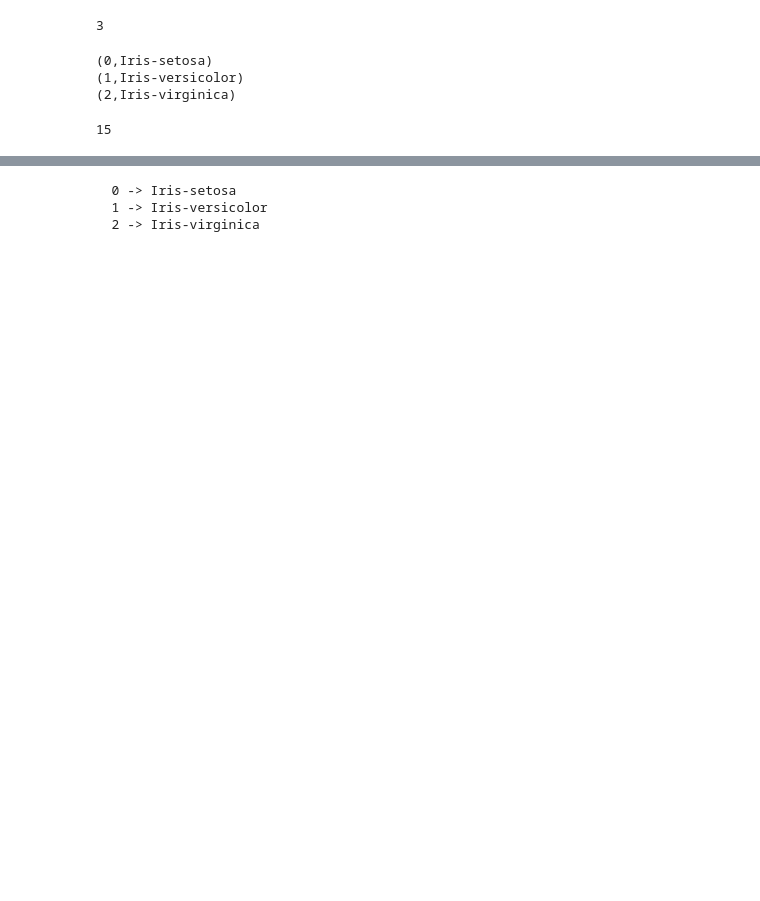
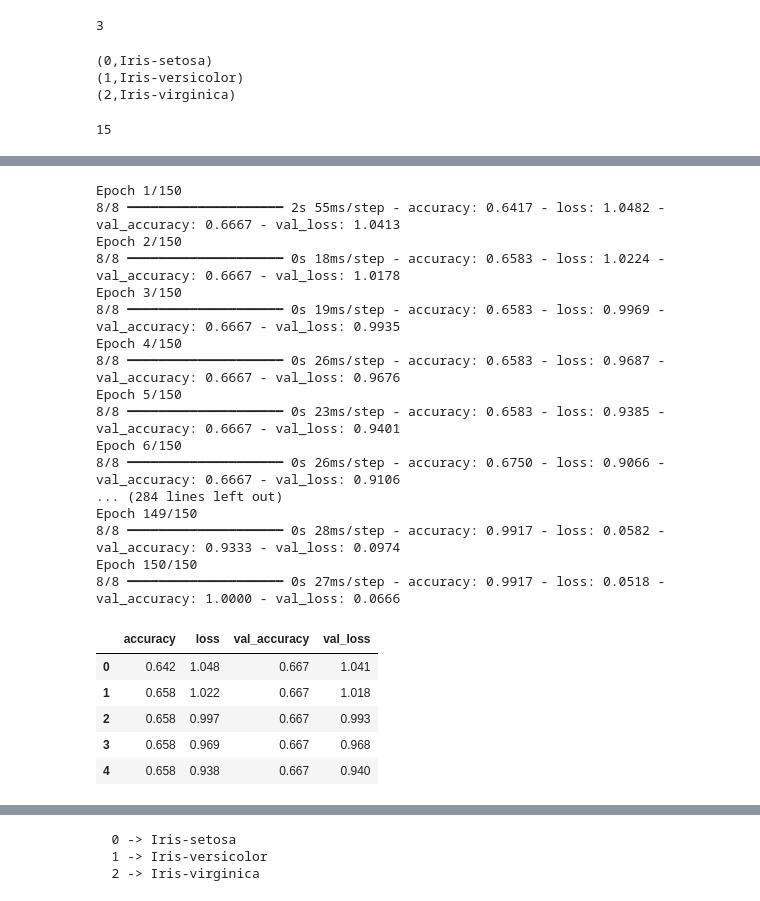
Before and after one commit to hod-maxx22/CodeAlpha_Iris_Flower_Classification, a Jupyter notebook: CodeAlpha_Iris_Flower_Classification/Iris.ipynb, the cells around one changed output, grey strips where cells are left out. Drawn from its saved outputs; the diff is of its cells as text; code cells hidden in the pictures; blank space fills up the shorter version.

```diff
--- a/CodeAlpha_Iris_Flower_Classification/Iris.ipynb
+++ b/CodeAlpha_Iris_Flower_Classification/Iris.ipynb
@@ -143,16 +141,40 @@ WARNING:tensorflow:TensorFlow GPU support is not available on native Windows for
 # %%
 # train model
-EPOCHS = 60
-BATCH_SIZE = 32
+EPOCHS = 150
+BATCH_SIZE = 16
 
 history = model.fit(X_train_processed,y_train,
 validation_data=(X_validation_processed,y_validation),
 epochs=EPOCHS,
 batch_size=BATCH_SIZE,
 verbose=1
 )
 history_df = pd.DataFrame(history.history)
 history_df.head()
+# %% [output]
+Epoch 1/150
+8/8 ━━━━━━━━━━━━━━━━━━━━ 2s 55ms/step - accuracy: 0.6417 - loss: 1.0482 - val_accuracy: 0.6667 - val_loss: 1.0413
+Epoch 2/150
+8/8 ━━━━━━━━━━━━━━━━━━━━ 0s 18ms/step - accuracy: 0.6583 - loss: 1.0224 - val_accuracy: 0.6667 - val_loss: 1.0178
+Epoch 3/150
+8/8 ━━━━━━━━━━━━━━━━━━━━ 0s 19ms/step - accuracy: 0.6583 - loss: 0.9969 - val_accuracy: 0.6667 - val_loss: 0.9935
+Epoch 4/150
+8/8 ━━━━━━━━━━━━━━━━━━━━ 0s 26ms/step - accuracy: 0.6583 - loss: 0.9687 - val_accuracy: 0.6667 - val_loss: 0.9676
+Epoch 5/150
+8/8 ━━━━━━━━━━━━━━━━━━━━ 0s 23ms/step - accuracy: 0.6583 - loss: 0.9385 - val_accuracy: 0.6667 - val_loss: 0.9401
+Epoch 6/150
+8/8 ━━━━━━━━━━━━━━━━━━━━ 0s 26ms/step - accuracy: 0.6750 - loss: 0.9066 - val_accuracy: 0.6667 - val_loss: 0.9106
+... (284 lines left out)
+Epoch 149/150
+8/8 ━━━━━━━━━━━━━━━━━━━━ 0s 28ms/step - accuracy: 0.9917 - loss: 0.0582 - val_accuracy: 0.9333 - val_loss: 0.0974
+Epoch 150/150
+8/8 ━━━━━━━━━━━━━━━━━━━━ 0s 27ms/step - accuracy: 0.9917 - loss: 0.0518 - val_accuracy: 1.0000 - val_loss: 0.0666
+|  | accuracy | loss | val_accuracy | val_loss |
+| 0 | 0.642 | 1.048 | 0.667 | 1.041 |
+| 1 | 0.658 | 1.022 | 0.667 | 1.018 |
+| 2 | 0.658 | 0.997 | 0.667 | 0.993 |
+| 3 | 0.658 | 0.969 | 0.667 | 0.968 |
+| 4 | 0.658 | 0.938 | 0.667 | 0.940 |
 # %%
 # Accuracy plot
 plt.figure(figsize=(10, 6))
```
Also changed, not shown: parts of 12 cells of this notebook, 1 other file.
